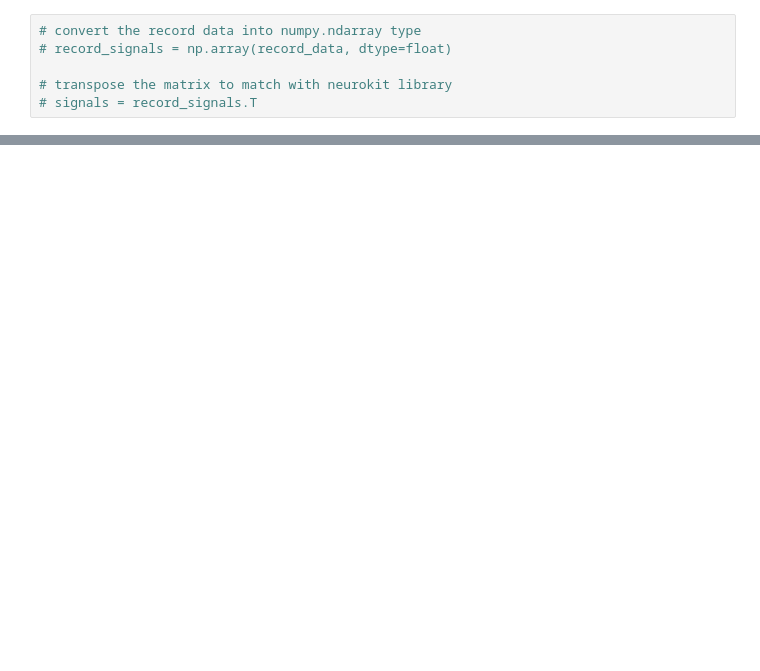
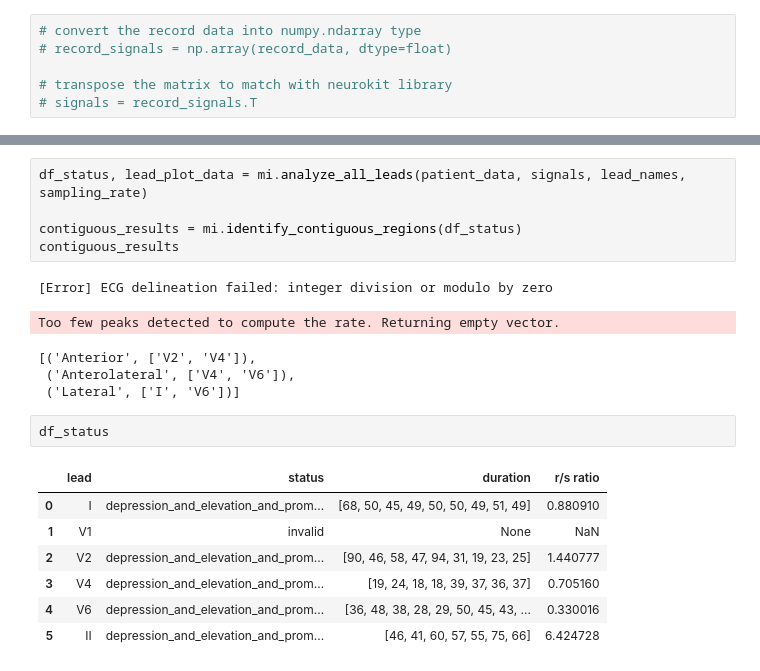
Before and after one commit to mauliana/ecg-interpretation-app, a Jupyter notebook: debugging.ipynb, the cells around one changed output, grey strips where cells are left out. Saved outputs shown, nothing was run; the diff lists cells and outputs as text; blank space fills up the shorter version.

```diff
--- a/debugging.ipynb
+++ b/debugging.ipynb
@@ -137,3 +173,24 @@ fig.update_layout(
 )
 
 fig.show()
+# %%
+df_status, lead_plot_data = mi.analyze_all_leads(patient_data, signals, lead_names, sampling_rate)
+
+contiguous_results = mi.identify_contiguous_regions(df_status)
+contiguous_results
+# %% [output]
+[Error] ECG delineation failed: integer division or modulo by zero
+Too few peaks detected to compute the rate. Returning empty vector.
+[('Anterior', ['V2', 'V4']),
+ ('Anterolateral', ['V4', 'V6']),
+ ('Lateral', ['I', 'V6'])]
+# %%
+df_status
+# %% [output]
+|  | lead | status | duration | r/s ratio |
+| 0 | I | depression_and_elevation_and_prom... | [68, 50, 45, 49, 50, 50, 49, 51, 49] | 0.880910 |
+| 1 | V1 | invalid | None | NaN |
+| 2 | V2 | depression_and_elevation_and_prom... | [90, 46, 58, 47, 94, 31, 19, 23, 25] | 1.440777 |
+| 3 | V4 | depression_and_elevation_and_prom... | [19, 24, 18, 18, 39, 37, 36, 37] | 0.705160 |
+| 4 | V6 | depression_and_elevation_and_prom... | [36, 48, 38, 28, 29, 50, 45, 43, ... | 0.330016 |
+| 5 | II | depression_and_elevation_and_prom... | [46, 41, 60, 57, 55, 75, 66] | 6.424728 |
```
Also changed, not shown: parts of 8 cells of this notebook.
